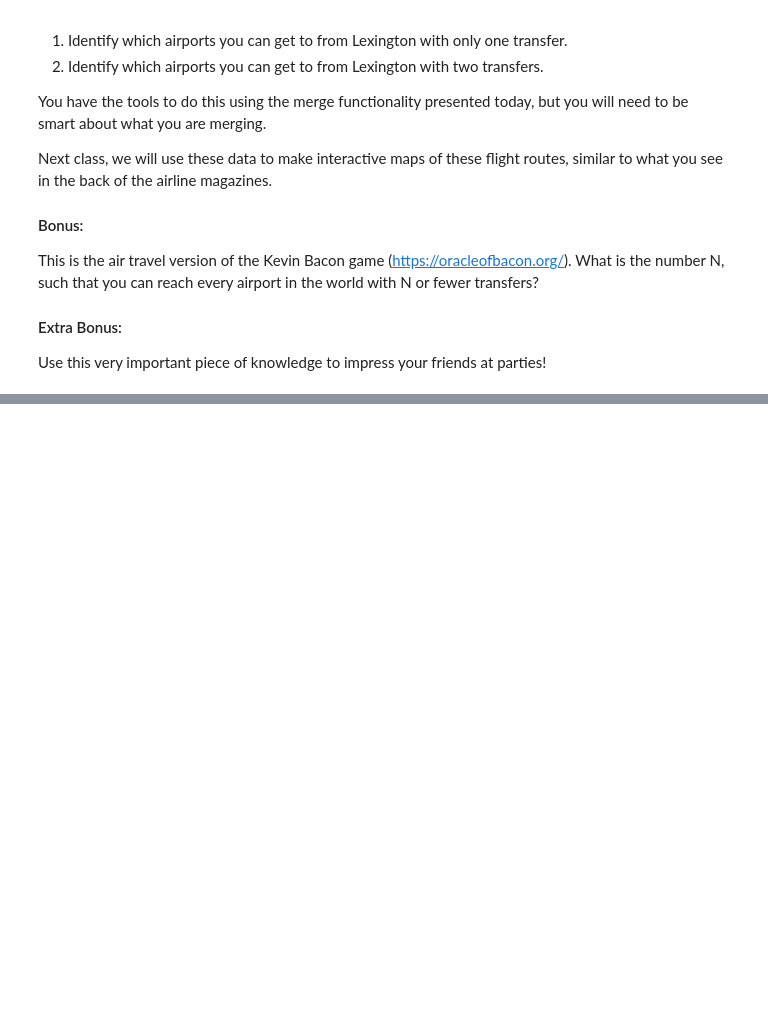
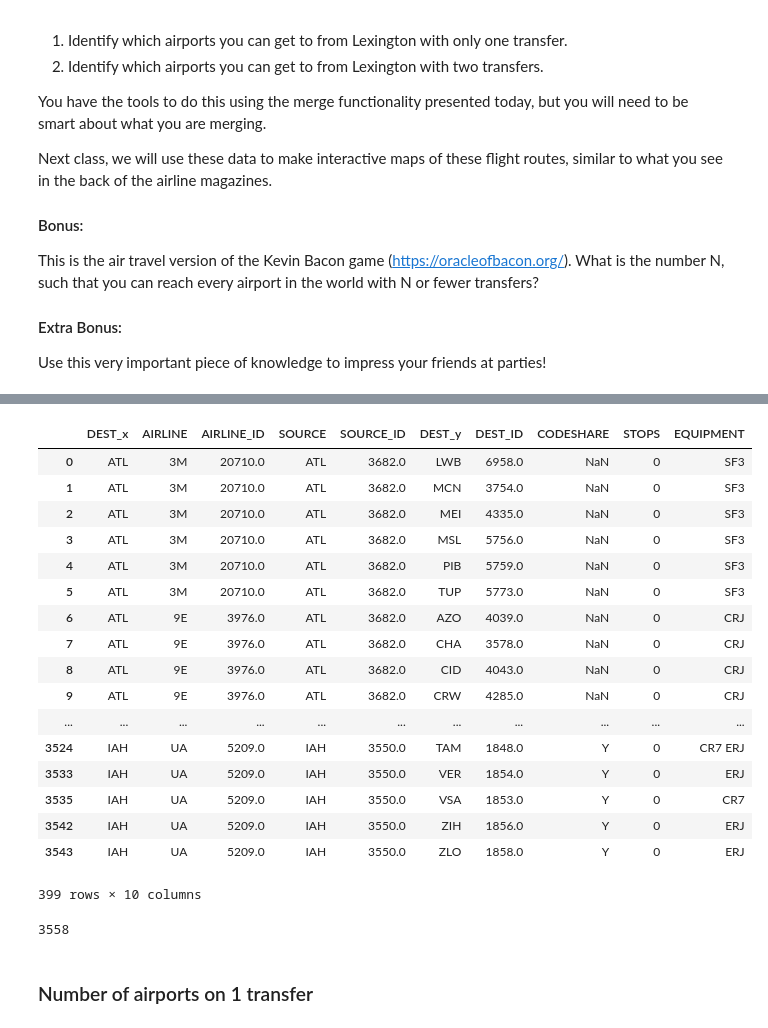
Before and after one commit to ebantwi/ce599, a Jupyter notebook: 07-Data Wrangling/open-flights-tutorial.ipynb, the cells around one changed output, grey strips where cells are left out. Saved outputs shown, nothing was run; the diff lists cells and outputs as text; code cells hidden in the pictures; blank space fills up the shorter version.

```diff
--- a/07-Data Wrangling/open-flights-tutorial.ipynb
+++ b/07-Data Wrangling/open-flights-tutorial.ipynb
@@ -631,0 +362,5 @@ Use this very important piece of knowledge to impress your friends at parties!
+# %%
+d1 = routes[routes['SOURCE'] == 'LEX'].copy()
+d1.drop_duplicates(subset = 'DEST', keep = 'first', inplace = True)
+d1 = d1[['DEST']].copy()
+d1
@@ -631,0 +382,30 @@ Use this very important piece of knowledge to impress your friends at parties!
+# %%
+d2 = d1.merge(right = routes, how = 'inner', left_on = 'DEST', right_on = 'SOURCE')
+# %%
+d2.drop_duplicates('DEST_y', keep = 'first')
+# %% [output]
+|  | DEST_x | AIRLINE | AIRLINE_ID | SOURCE | SOURCE_ID | DEST_y | DEST_ID | CODESHARE | STOPS | EQUIPMENT |
+| 0 | ATL | 3M | 20710.0 | ATL | 3682.0 | LWB | 6958.0 | NaN | 0 | SF3 |
+| 1 | ATL | 3M | 20710.0 | ATL | 3682.0 | MCN | 3754.0 | NaN | 0 | SF3 |
+| 2 | ATL | 3M | 20710.0 | ATL | 3682.0 | MEI | 4335.0 | NaN | 0 | SF3 |
+| 3 | ATL | 3M | 20710.0 | ATL | 3682.0 | MSL | 5756.0 | NaN | 0 | SF3 |
+| 4 | ATL | 3M | 20710.0 | ATL | 3682.0 | PIB | 5759.0 | NaN | 0 | SF3 |
+| 5 | ATL | 3M | 20710.0 | ATL | 3682.0 | TUP | 5773.0 | NaN | 0 | SF3 |
+| 6 | ATL | 9E | 3976.0 | ATL | 3682.0 | AZO | 4039.0 | NaN | 0 | CRJ |
+| 7 | ATL | 9E | 3976.0 | ATL | 3682.0 | CHA | 3578.0 | NaN | 0 | CRJ |
+| 8 | ATL | 9E | 3976.0 | ATL | 3682.0 | CID | 4043.0 | NaN | 0 | CRJ |
+| 9 | ATL | 9E | 3976.0 | ATL | 3682.0 | CRW | 4285.0 | NaN | 0 | CRJ |
+| ... | ... | ... | ... | ... | ... | ... | ... | ... | ... | ... |
+| 3524 | IAH | UA | 5209.0 | IAH | 3550.0 | TAM | 1848.0 | Y | 0 | CR7 ERJ |
+| 3533 | IAH | UA | 5209.0 | IAH | 3550.0 | VER | 1854.0 | Y | 0 | ERJ |
+| 3535 | IAH | UA | 5209.0 | IAH | 3550.0 | VSA | 1853.0 | Y | 0 | CR7 |
+| 3542 | IAH | UA | 5209.0 | IAH | 3550.0 | ZIH | 1856.0 | Y | 0 | ERJ |
+| 3543 | IAH | UA | 5209.0 | IAH | 3550.0 | ZLO | 1858.0 | Y | 0 | ERJ |
+399 rows × 10 columns
+# %%
+d3 = d2.set_index('DEST_y', drop = False).copy()
+len(d3)
+# %% [output]
+3558
+# %% [markdown]
+### Number of airports on 1 transfer
```
Also changed, not shown: parts of 53 cells of this notebook, 3 other files.
